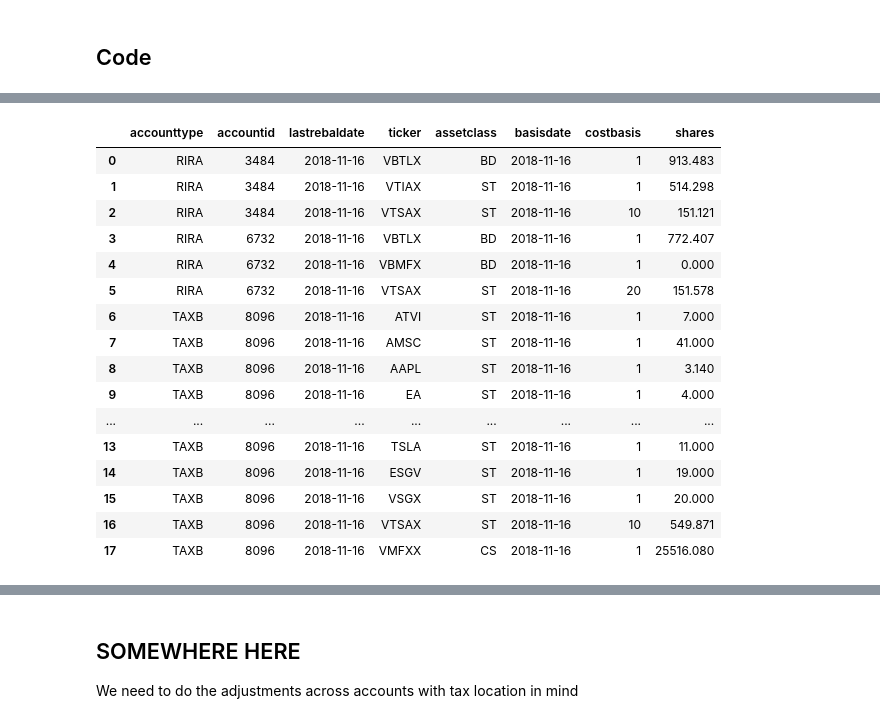
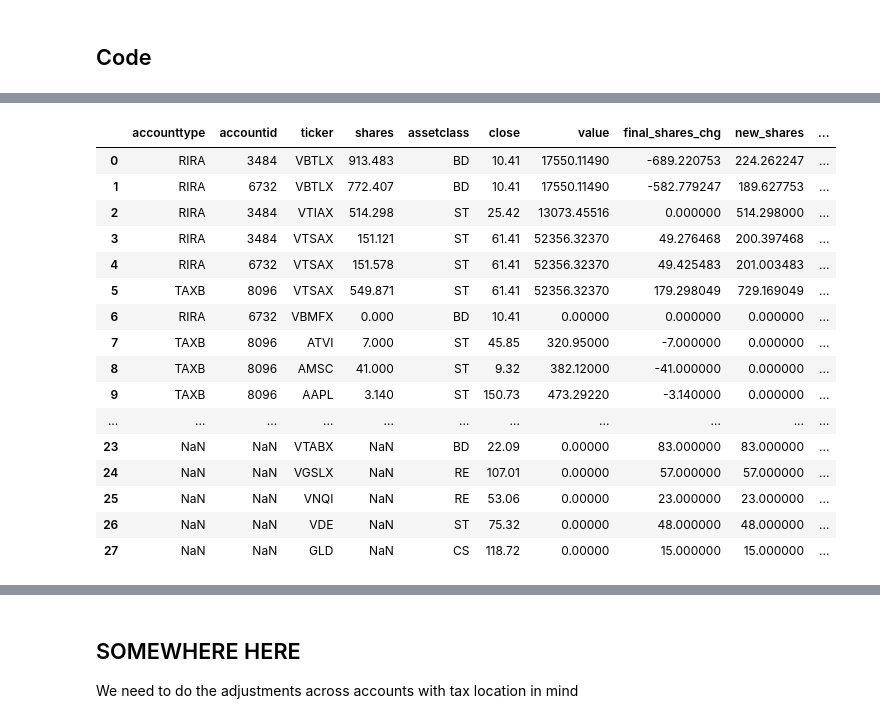
Before and after one commit to pogoetic/rebalance, a Jupyter notebook: portfolio_rebalance.ipynb, the cells around one changed output, grey strips where cells are left out. Saved outputs shown, nothing was run; the diff lists cells and outputs as text; code cells hidden in the pictures.

Commit message:
beginning tax location exercise

```diff
--- a/portfolio_rebalance.ipynb
+++ b/portfolio_rebalance.ipynb
@@ -279,20 +260,48 @@ exec_port
-# %%
-start_port.groupby(['accounttype','acocuntid','ticker'])[]
-# %% [output]
-|  | accounttype | accountid | lastrebaldate | ticker | assetclass | basisdate | costbasis | shares |
-| 0 | RIRA | 3484 | 2018-11-16 | VBTLX | BD | 2018-11-16 | 1 | 913.483 |
-| 1 | RIRA | 3484 | 2018-11-16 | VTIAX | ST | 2018-11-16 | 1 | 514.298 |
-| 2 | RIRA | 3484 | 2018-11-16 | VTSAX | ST | 2018-11-16 | 10 | 151.121 |
-| 3 | RIRA | 6732 | 2018-11-16 | VBTLX | BD | 2018-11-16 | 1 | 772.407 |
-| 4 | RIRA | 6732 | 2018-11-16 | VBMFX | BD | 2018-11-16 | 1 | 0.000 |
-| 5 | RIRA | 6732 | 2018-11-16 | VTSAX | ST | 2018-11-16 | 20 | 151.578 |
-| 6 | TAXB | 8096 | 2018-11-16 | ATVI | ST | 2018-11-16 | 1 | 7.000 |
-| 7 | TAXB | 8096 | 2018-11-16 | AMSC | ST | 2018-11-16 | 1 | 41.000 |
-| 8 | TAXB | 8096 | 2018-11-16 | AAPL | ST | 2018-11-16 | 1 | 3.140 |
-| 9 | TAXB | 8096 | 2018-11-16 | EA | ST | 2018-11-16 | 1 | 4.000 |
-| ... | ... | ... | ... | ... | ... | ... | ... | ... |
-| 13 | TAXB | 8096 | 2018-11-16 | TSLA | ST | 2018-11-16 | 1 | 11.000 |
-| 14 | TAXB | 8096 | 2018-11-16 | ESGV | ST | 2018-11-16 | 1 | 19.000 |
-| 15 | TAXB | 8096 | 2018-11-16 | VSGX | ST | 2018-11-16 | 1 | 20.000 |
-| 16 | TAXB | 8096 | 2018-11-16 | VTSAX | ST | 2018-11-16 | 10 | 549.871 |
-| 17 | TAXB | 8096 | 2018-11-16 | VMFXX | CS | 2018-11-16 | 1 | 25516.080 |
+# %%
+#Based on widely-accepted Tax Location strategies we will re-allocate assets to tax optimize
+#https://www.bogleheads.org/wiki/Tax-efficient_fund_placement
+
+#Make this process optional w/ feature_toggle
+
+#Join in our rebalanced portfolio and determine how to split value across accounts for a given ticker
+tax_loc = pd.merge(start_port[['accounttype','accountid','ticker','shares']],
+                   exec_port[['ticker','assetclass','close','value','final_shares_chg','new_shares','new_value','new_value_chg','final_allocation']],
+                   how = 'right',
+                   left_on = 'ticker',
+                   right_on = 'ticker')
+tax_loc['value_orig'] = tax_loc.close * tax_loc.shares
+#Calculate the value-weight of each ticker by account
+tax_loc['tick_alloc'] = tax_loc.value_orig / tax_loc.value #What pct of each ticker is in a given account?
+tax_loc['tick_alloc'].fillna(1.0,inplace=True)
+#check our sub-allocations
+assert(tax_loc.groupby('ticker').tick_alloc.sum().sum() == len(tax_loc.groupby('ticker').tick_alloc.sum()))
+
+#tax_loc.fillna({'assetclass_x':final_port.assetclass_y})
+
+#Recalculate the values proportionately
+tax_loc['final_shares_chg'] = tax_loc.final_shares_chg * tax_loc.tick_alloc
+tax_loc['new_shares'] = tax_loc.new_shares * tax_loc.tick_alloc
+tax_loc['new_value'] = tax_loc.new_value * tax_loc.tick_alloc
+tax_loc['new_value_chg'] = tax_loc.new_value_chg * tax_loc.tick_alloc
+tax_loc['final_allocation'] = tax_loc.final_allocation * tax_loc.tick_alloc
+
+#Run Tax Location Logic
+tax_loc
+# %% [output]
+|  | accounttype | accountid | ticker | shares | assetclass | close | value | final_shares_chg | new_shares | ... |
+| 0 | RIRA | 3484 | VBTLX | 913.483 | BD | 10.41 | 17550.11490 | -689.220753 | 224.262247 | ... |
+| 1 | RIRA | 6732 | VBTLX | 772.407 | BD | 10.41 | 17550.11490 | -582.779247 | 189.627753 | ... |
+| 2 | RIRA | 3484 | VTIAX | 514.298 | ST | 25.42 | 13073.45516 | 0.000000 | 514.298000 | ... |
+| 3 | RIRA | 3484 | VTSAX | 151.121 | ST | 61.41 | 52356.32370 | 49.276468 | 200.397468 | ... |
+| 4 | RIRA | 6732 | VTSAX | 151.578 | ST | 61.41 | 52356.32370 | 49.425483 | 201.003483 | ... |
+| 5 | TAXB | 8096 | VTSAX | 549.871 | ST | 61.41 | 52356.32370 | 179.298049 | 729.169049 | ... |
+| 6 | RIRA | 6732 | VBMFX | 0.000 | BD | 10.41 | 0.00000 | 0.000000 | 0.000000 | ... |
+| 7 | TAXB | 8096 | ATVI | 7.000 | ST | 45.85 | 320.95000 | -7.000000 | 0.000000 | ... |
+| 8 | TAXB | 8096 | AMSC | 41.000 | ST | 9.32 | 382.12000 | -41.000000 | 0.000000 | ... |
+| 9 | TAXB | 8096 | AAPL | 3.140 | ST | 150.73 | 473.29220 | -3.140000 | 0.000000 | ... |
+| ... | ... | ... | ... | ... | ... | ... | ... | ... | ... | ... |
+| 23 | NaN | NaN | VTABX | NaN | BD | 22.09 | 0.00000 | 83.000000 | 83.000000 | ... |
+| 24 | NaN | NaN | VGSLX | NaN | RE | 107.01 | 0.00000 | 57.000000 | 57.000000 | ... |
+| 25 | NaN | NaN | VNQI | NaN | RE | 53.06 | 0.00000 | 23.000000 | 23.000000 | ... |
+| 26 | NaN | NaN | VDE | NaN | ST | 75.32 | 0.00000 | 48.000000 | 48.000000 | ... |
+| 27 | NaN | NaN | GLD | NaN | CS | 118.72 | 0.00000 | 15.000000 | 15.000000 | ... |
```
Also changed, not shown: parts of 8 cells of this notebook.
